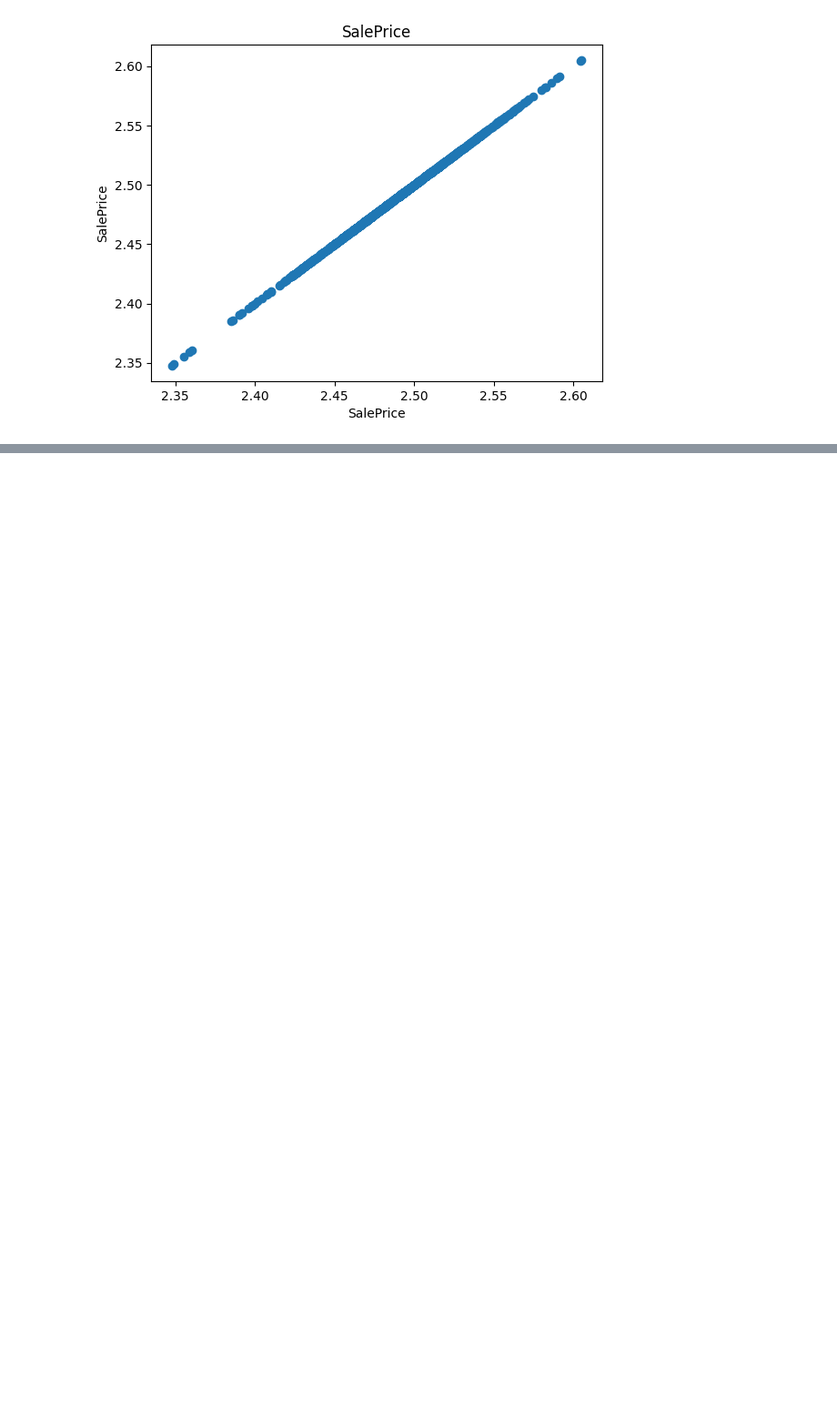
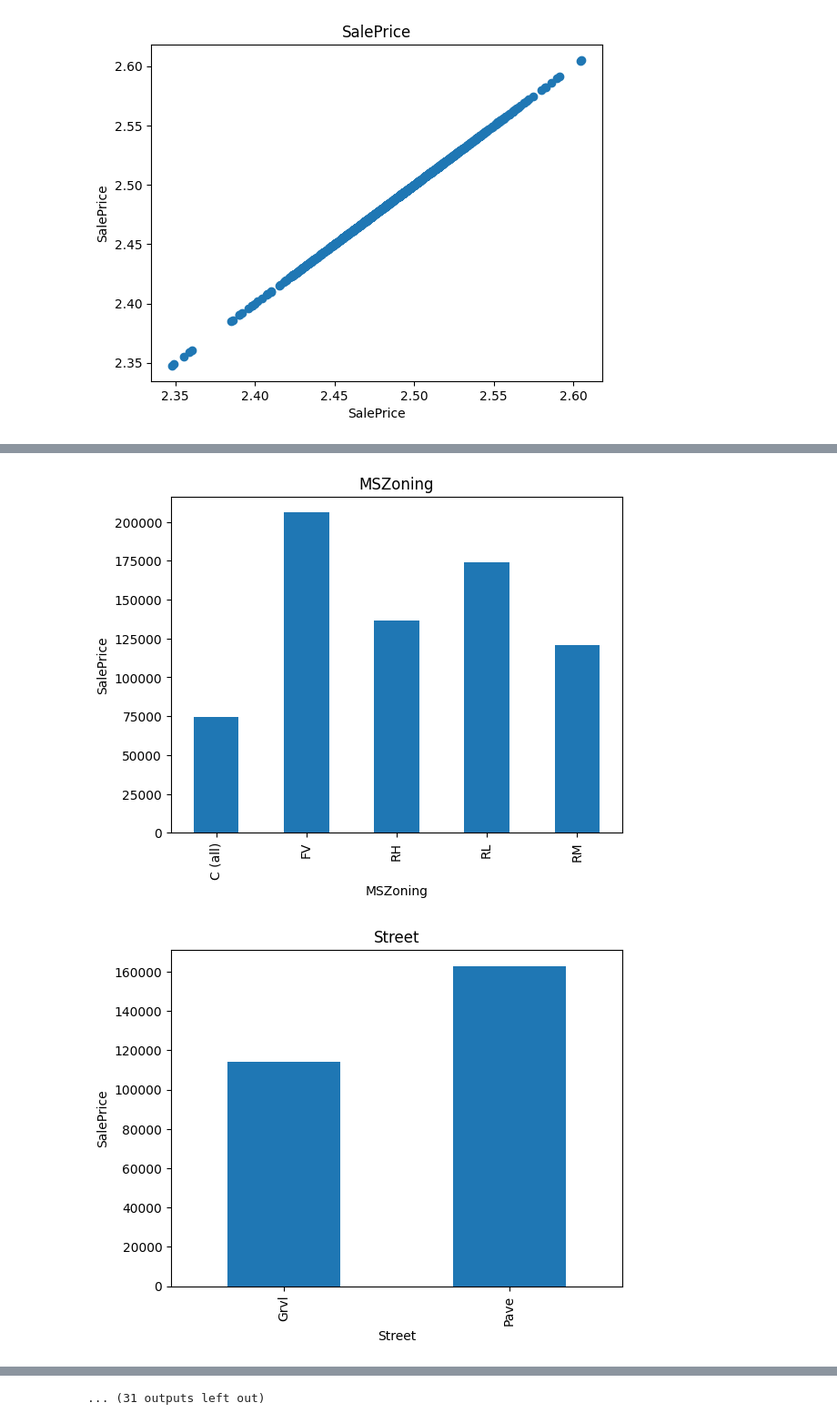
Before and after one commit to SUDHAN1022/Data-preprocessing-Techniques, a Jupyter notebook: EDA_Pratice.ipynb, the cells around one changed output, grey strips where cells are left out. Shown at 91% size. Drawn from its saved outputs; the diff is of its cells as text; code cells hidden in the pictures; blank space fills up the shorter version.

```diff
--- a/EDA_Pratice.ipynb
+++ b/EDA_Pratice.ipynb
@@ -299,0 +320,3 @@ for feature in continuous_feature:
+# %%
+categorical_features=[feature for feature in dataset.columns if dataset[feature].dtype=='O']
+categorical_features
@@ -299,0 +350,3 @@ for feature in continuous_feature:
+# %%
+for feature in categorical_features:
+  print("the feature is {} and the number of category in a feature is {}".format(feature,len(data[feature].unique())))
@@ -299,0 +371,13 @@ for feature in continuous_feature:
+# %%
+## Find out the relationship between categorical variable and dependent feature SalesPrice
+
+for feature in categorical_features:
+  data=dataset.copy()
+  data.groupby(feature)['SalePrice'].median().plot.bar()
+  plt.xlabel(feature)
+  plt.ylabel('SalePrice')
+  plt.title(feature)
+  plt.show()
+# %% [output]
+[figure, added]
+[figure, added]
@@ -299,0 +394 @@ for feature in continuous_feature:
+... (31 outputs left out)
```
Also changed, not shown: parts of 9 cells of this notebook.
